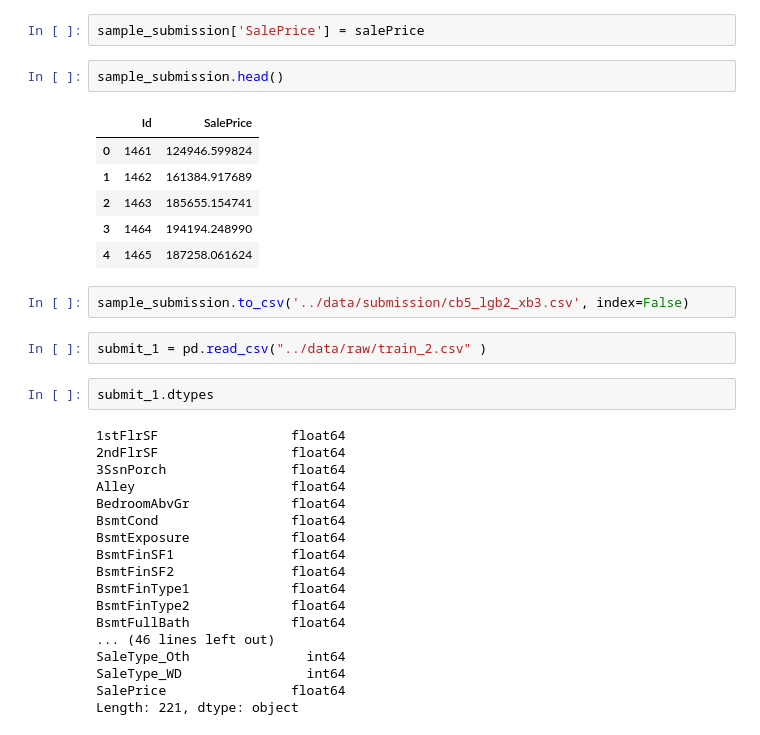
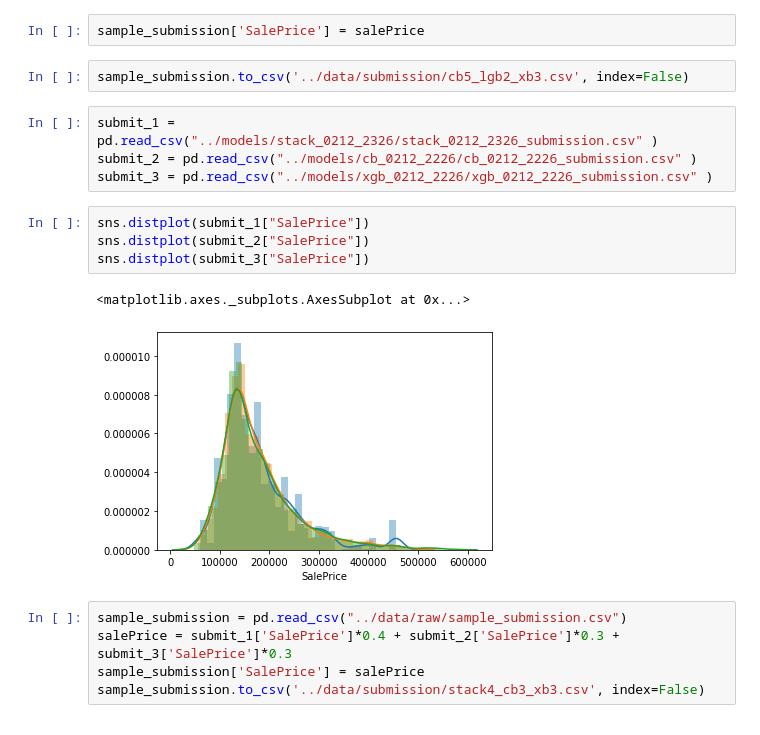
Before and after one commit to TakeruEndo/kaggle_pipeline, a Jupyter notebook: notebooks/brend_model.ipynb, the cells around one changed output. Drawn from its saved outputs; the diff is of its cells as text.

```diff
--- a/notebooks/brend_model.ipynb
+++ b/notebooks/brend_model.ipynb
@@ -19,36 +18,21 @@ sns.distplot(submit_3["SalePrice"])
 salePrice = submit_1['SalePrice']*0.5 + submit_2['SalePrice']*0.2 + submit_3['SalePrice']*0.3
 # %%
 sample_submission['SalePrice'] = salePrice
-# %%
-sample_submission.head()
-# %% [output]
-|  | Id | SalePrice |
-| 0 | 1461 | 124946.599824 |
-| 1 | 1462 | 161384.917689 |
-| 2 | 1463 | 185655.154741 |
-| 3 | 1464 | 194194.248990 |
-| 4 | 1465 | 187258.061624 |
 # %%
 sample_submission.to_csv('../data/submission/cb5_lgb2_xb3.csv', index=False)
-# %%
-submit_1 = pd.read_csv("../data/raw/train_2.csv" )
-# %%
-submit_1.dtypes
-# %% [output]
-1stFlrSF                 float64
-2ndFlrSF                 float64
-3SsnPorch                float64
-Alley                    float64
-BedroomAbvGr             float64
-BsmtCond                 float64
-BsmtExposure             float64
-BsmtFinSF1               float64
-BsmtFinSF2               float64
-BsmtFinType1             float64
-BsmtFinType2             float64
-BsmtFullBath             float64
-... (46 lines left out)
-SaleType_Oth               int64
-SaleType_WD                int64
-SalePrice                float64
-Length: 221, dtype: object
+# %%
+submit_1 = pd.read_csv("../models/stack_0212_2326/stack_0212_2326_submission.csv" )
+submit_2 = pd.read_csv("../models/cb_0212_2226/cb_0212_2226_submission.csv" )
+submit_3 = pd.read_csv("../models/xgb_0212_2226/xgb_0212_2226_submission.csv" )
+# %%
+sns.distplot(submit_1["SalePrice"])
+sns.distplot(submit_2["SalePrice"])
+sns.distplot(submit_3["SalePrice"])
+# %% [output]
+<matplotlib.axes._subplots.AxesSubplot at 0x...>
+[figure, added]
+# %%
+sample_submission = pd.read_csv("../data/raw/sample_submission.csv")
+salePrice = submit_1['SalePrice']*0.4 + submit_2['SalePrice']*0.3 + submit_3['SalePrice']*0.3
+sample_submission['SalePrice'] = salePrice
+sample_submission.to_csv('../data/submission/stack4_cb3_xb3.csv', index=False)
```
Also changed, not shown: parts of 1 cell of this notebook, 10 other files.
